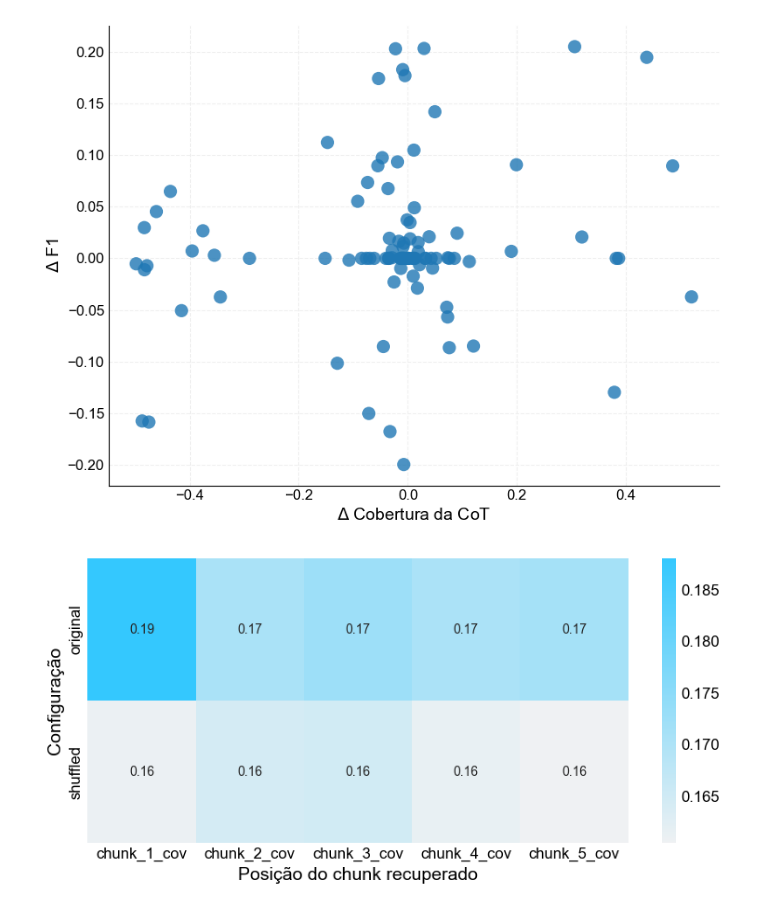
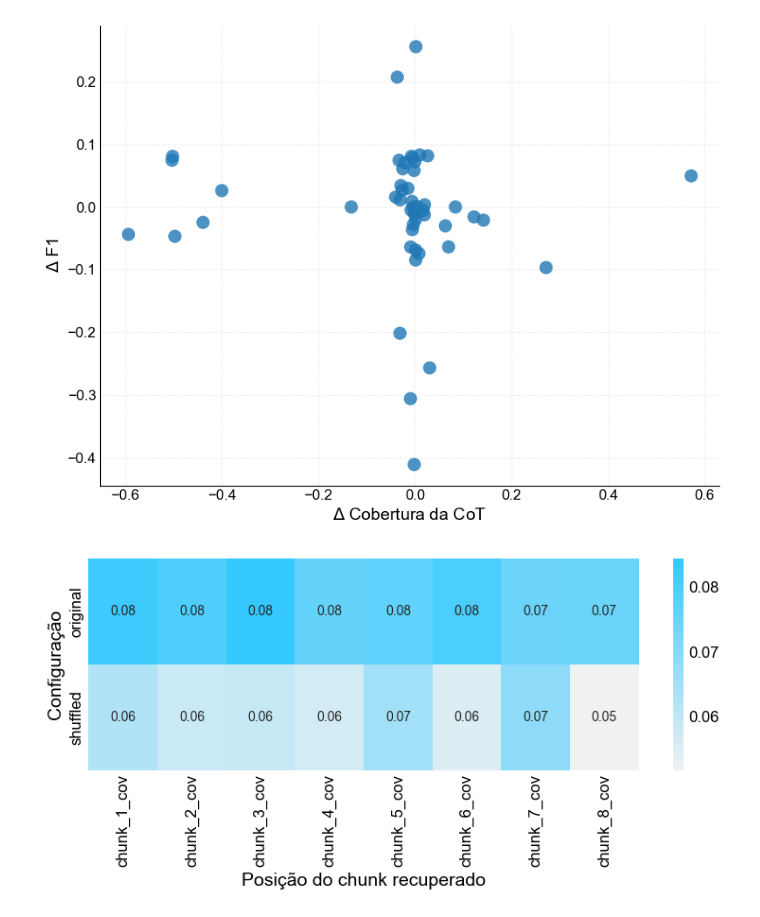
Before and after one commit to conect2ai/CBA2026-rag-cot-automotivo, a Jupyter notebook: analises-modelo1.ipynb, the cells around one changed output. Cells and saved outputs as stored; diff of their text form; code cells hidden in the pictures.

```diff
--- a/analises-modelo1.ipynb
+++ b/analises-modelo1.ipynb
@@ -84,8 +84,15 @@ def stem_tokens(tokens):
     return [stemmer.stem(t) for t in tokens]
 
 def safe_len_tokens_col(df, colname, fallback_text_col=None):
+    def token_count(row):
+        values = row.get(colname, []) if colname in row.index else []
+        n = len(_to_tokens(values))
+        if n == 0 and fallback_text_col and fallback_text_col in row.index:
+            return len(_to_tokens(row.get(fallback_text_col, "")))
+        return n
+
     if colname in df.columns:
-        return df[colname].apply(lambda v: len(_to_tokens(v)))
+        return df.apply(token_count, axis=1)
     if fallback_text_col and fallback_text_col in df.columns:
         return df[fallback_text_col].apply(lambda v: len(_to_tokens(v)))
     return pd.Series([np.nan] * len(df), index=df.index)
@@ -488,7 +495,7 @@ def sentence_support_metrics(row, sim_thresh=0.20, max_k=5):
         "sent_argmax_chunk_mode": mode_chunk
     })
 
-def add_sentence_support_features(df, sim_thresh=0.20, max_k=5):
+def add_sentence_support_features(df, sim_thresh=0.20, max_k=8):
     df = df.copy()
     sent_metrics = df.apply(
         lambda row: sentence_support_metrics(row, sim_thresh=sim_thresh, max_k=max_k),
@@ -593,7 +600,7 @@ df = build_records(data)
 df = add_basic_features(df)
 df = add_cot_overlap_features(df)
 df = add_bertscore_vs_gabarito(df)
-df = add_sentence_support_features(df, sim_thresh=0.20, max_k=5)
+df = add_sentence_support_features(df, sim_thresh=0.20, max_k=8)
 # %% [output]
 Calculando BERTScore da resposta final vs gabarito...
 calculating scores...
@@ -741,7 +748,7 @@ def plot_delta_cot_vs_delta_f1(delta_df):
     plt.tight_layout()
     plt.savefig("cot_delta_model1.pdf", bbox_inches="tight")
 # %%
-def plot_chunk_coverage_heatmap(df, max_k=5):
+def plot_chunk_coverage_heatmap(df, max_k=8):
     chunk_cov = df.apply(lambda row: per_chunk_cov_vector(row, max_k=max_k), axis=1)
     df_cov = pd.concat([df[["model"]], chunk_cov], axis=1)
 
@@ -819,5 +826,5 @@ display(
 plot_cot_coverage_by_success(df)
 plot_sentence_support_by_success(df)
 plot_delta_cot_vs_delta_f1(delta_df)
-plot_chunk_coverage_heatmap(df, max_k=5)
+plot_chunk_coverage_heatmap(df, max_k=8)
 # %% [output]
@@ -826,2 +833,2 @@ plot_chunk_coverage_heatmap(df, max_k=5)
-[figure, old version]
+[figure, new version]
-[figure, old version]
+[figure, new version]
```
Also changed, not shown: parts of 7 cells of this notebook, 29 other files.
